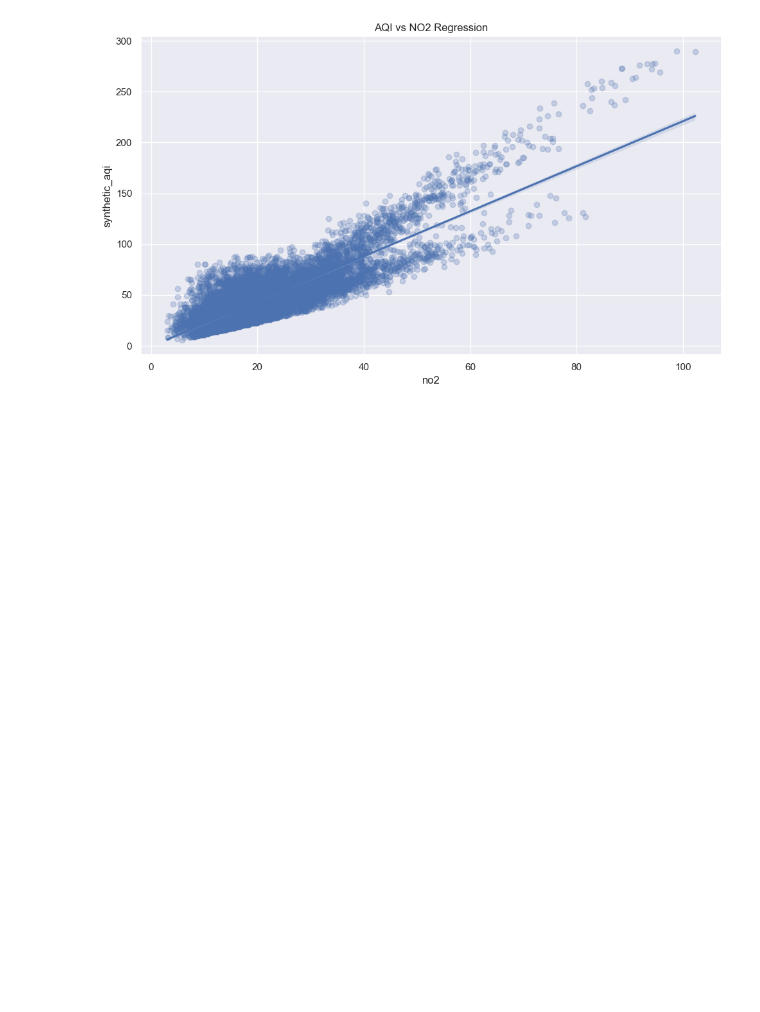
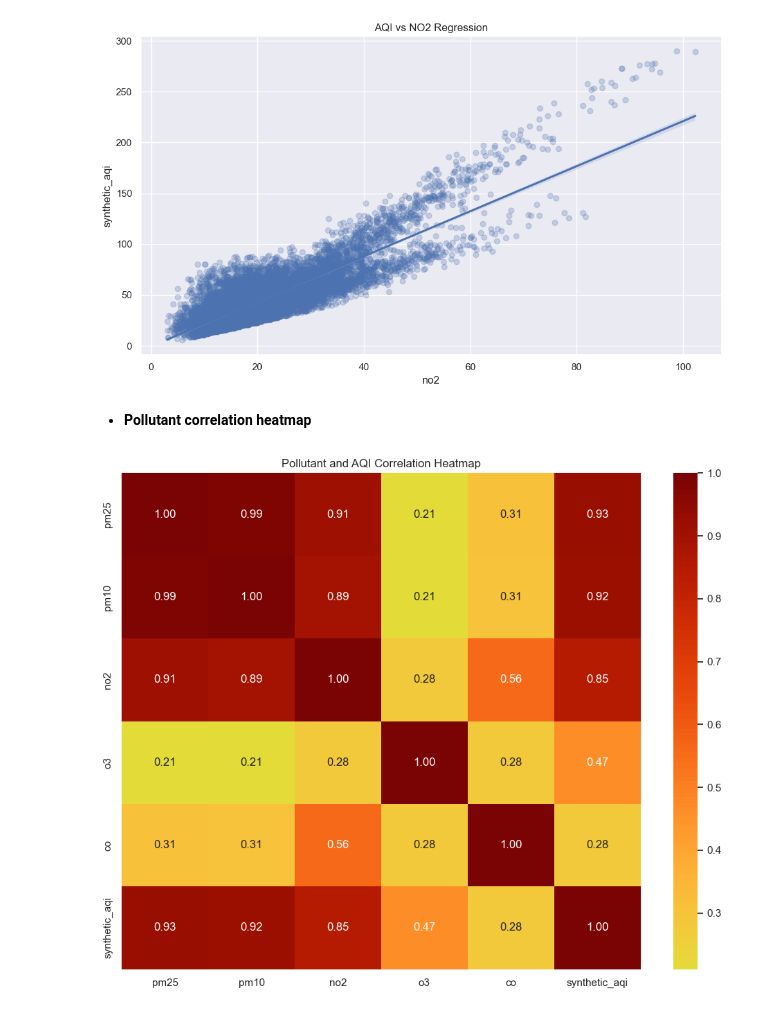
Before and after one commit to geershatisaxena/AQI-Data-Analysis, a Jupyter notebook: air quality.ipynb, the cells around one changed output. Saved outputs shown, nothing was run; the diff lists cells and outputs as text; code cells hidden in the pictures; blank space fills up the shorter version.

Commit message:
heatmap

```diff
--- a/air quality.ipynb
+++ b/air quality.ipynb
@@ -1268,3 +1268,13 @@ plt.title("AQI vs NO2 Regression")
 plt.tight_layout()
 # %% [output]
 [figure]
+# %% [markdown]
+- **Pollutant correlation heatmap**
+# %%
+plt.figure(figsize=(10, 8))
+corr = df[numeric_cols].corr()
+sns.heatmap(corr, annot=True, fmt=".2f", cmap="turbo", center=0)
+plt.title("Pollutant and AQI Correlation Heatmap")
+plt.tight_layout()
+# %% [output]
+[figure, added]
```
